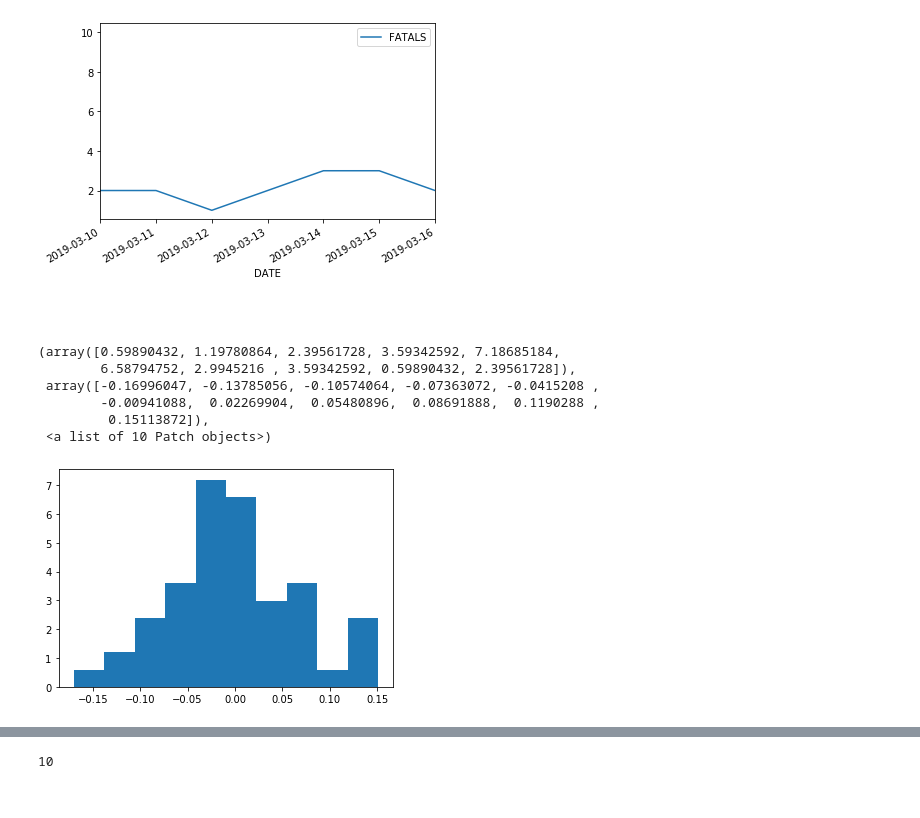
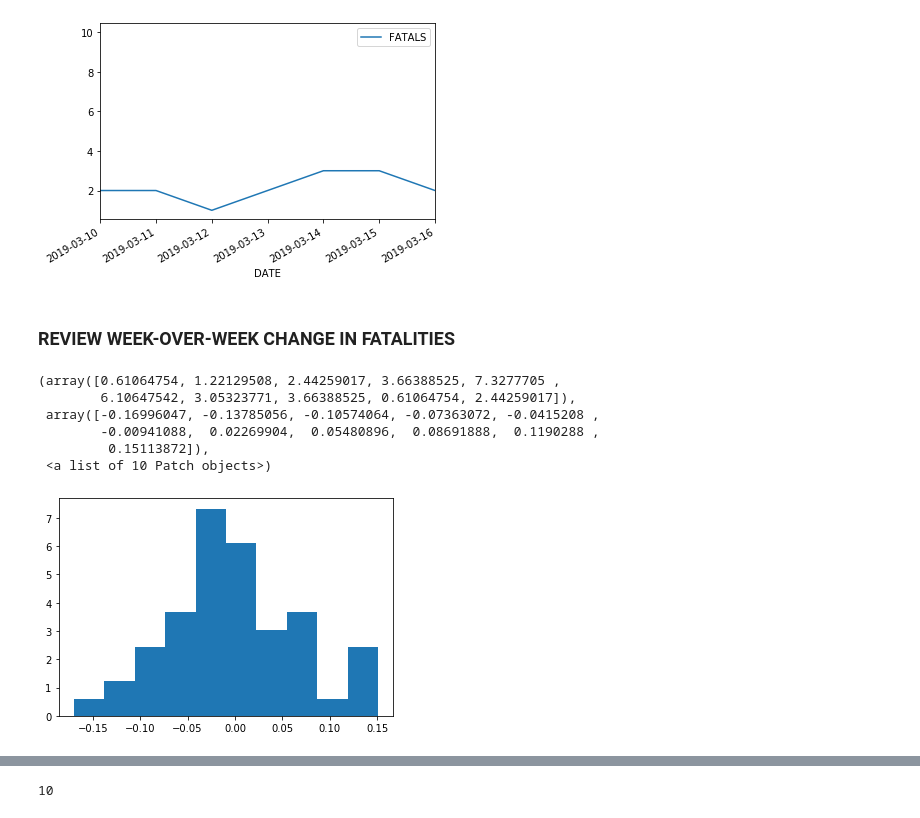
Before and after one commit to vieravfg/Analysis-of-Traffic-Fatalities, a Jupyter notebook: main.ipynb, the cells around one changed output, grey strips where cells are left out. Saved outputs shown, nothing was run; the diff lists cells and outputs as text; code cells hidden in the pictures.

```diff
--- a/main.ipynb
+++ b/main.ipynb
@@ -124,28 +121,29 @@ plt.xlim(start_date, end_date)
 plt.show()
 # %% [output]
 [figure]
-# %% [markdown]
-###
+# %% [markdown]
+### REVIEW WEEK-OVER-WEEK CHANGE IN FATALITIES
 # %%
 week_gb = sample_df.groupby(by=["WEEK_NUM"])
 week_summary = pd.DataFrame(week_gb["FATALS"].sum())
 #week_summary["WEEKLY_CHANGE"]
 weekly_change = []
 for index, row in week_summary.iterrows(): # WE WANT DELTA! FOR EACH WEEK
     if index==1:
-        weekly_change.append(0)
+        weekly_change.append(np.nan)
     else:
         this_num = week_summary.loc[index, "FATALS"] # FATALITIES FROM THIS WEEK
         last_num = week_summary.loc[index-1, "FATALS"] # FATALITIES FROM LAST WEEK
         delta = (this_num / last_num) - 1
         weekly_change.append(delta)
 week_summary["WEEKLY_CHANGE"] = weekly_change
+week_summary["Z_SCORE"] = st.zscore(weekly_change, nan_policy='omit')
 plt.hist(week_summary["WEEKLY_CHANGE"], density=True)
 # %% [output]
-(array([0.59890432, 1.19780864, 2.39561728, 3.59342592, 7.18685184,
-        6.58794752, 2.9945216 , 3.59342592, 0.59890432, 2.39561728]),
+(array([0.61064754, 1.22129508, 2.44259017, 3.66388525, 7.3277705 ,
+        6.10647542, 3.05323771, 3.66388525, 0.61064754, 2.44259017]),
  array([-0.16996047, -0.13785056, -0.10574064, -0.07363072, -0.0415208 ,
         -0.00941088,  0.02269904,  0.05480896,  0.08691888,  0.1190288 ,
          0.15113872]),
  <a list of 10 Patch objects>)
-[figure, old version]
+[figure, new version]
```
Also changed, not shown: parts of 5 cells of this notebook.
